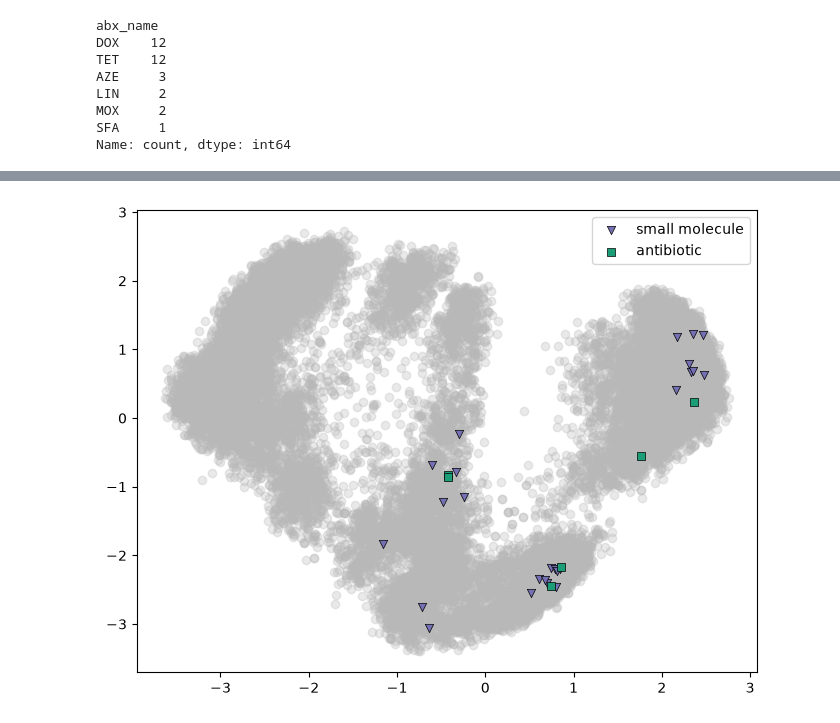
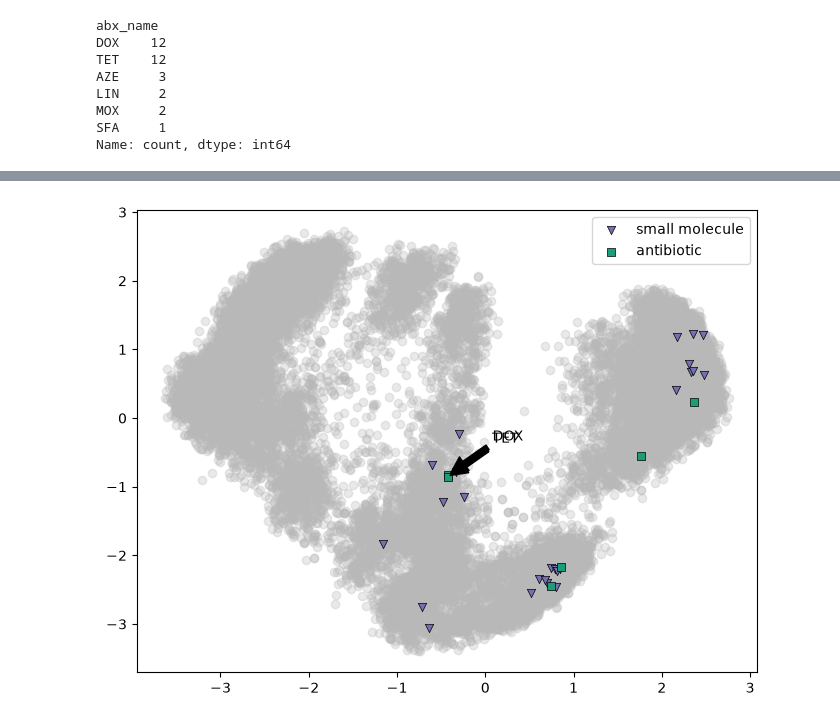
Before and after one commit to alexsanyum/combinations_predictions, a Jupyter notebook: notebook/unknown_comb_predictions.ipynb, the cells around one changed output, grey strips where cells are left out. Saved outputs shown, nothing was run; the diff lists cells and outputs as text; code cells hidden in the pictures.

Commit message:
Upload notebook for unscreened combiantion prediction

```diff
--- a/notebook/unknown_comb_predictions.ipynb
+++ b/notebook/unknown_comb_predictions.ipynb
@@ -40,13 +40,16 @@ plt.tight_layout()
 [figure]
 # %%
 non_additive = []
+print(f"Strain\tTotal Predictions\tPredicted as additive (Percentage) \t Predicted as non-additive (Percentage)")
 for i, file in enumerate(pred_dir):
     df = pd.read_csv(file)
     strain_name = os.path.basename(file).split('_')[0]
 
     threshold = 0.8
     count_size = df[df['predictions_prob'] >= threshold].shape[0]
-    print(f"{strain_name}Number of predictions above threshold: {count_size} ({count_size/len(df)*100:.2f}%)")
+    total_size = df.shape[0]
+    print(f"{strain_name}\t{total_size}\t{total_size - count_size} ({(total_size - count_size)/total_size*100:.2f}%)\t{count_size} ({count_size/total_size*100:.2f}%)")
+    # print(f"{strain_name} Number of predictions above threshold: {count_size} ({count_size/len(df)*100:.2f}%)")
 
     # Add a column with strain name to the DataFrame
     df['strain_name'] = strain_name
@@ -144,37 +139,52 @@ sm_embs = np.load('../data/small_mol_embs.npz')
 abx_norm = pd.read_csv('../data/normalized_abx.csv')
 sm_norm = pd.read_csv('../data/normalized_small_mol.csv')
 
 abx_to_index, sm_to_index = build_map_indexes(abx_norm, sm_norm)
 
 stacked_embs = np.vstack((abx_embs['embeddings'], sm_embs['embeddings']))
 
 pca_embs = PCA(n_components=2).fit(stacked_embs)
 
+
+# abx to highlight in the PCA plot
+abx_to_highlight = ["DOX", "TET"]
+abx_to_highlight_embs = abx_embs['embeddings'][[abx_to_index[abx] for abx in abx_to_highlight]]
+
+
+
+abx_always_present_idx = [abx_to_index[abx] for abx in abx_always_present]
+sm_always_present_idx = [sm_to_index[sm] for sm in sm_always_present]
+
+abx_always_present_embs = abx_embs['embeddings'][abx_always_present_idx]
+sm_always_present_embs = sm_embs['embeddings'][sm_always_present_idx]
+
 fig, axes = plt.subplots( figsize=(8, 6))
 
 # base scatter plot of all embeddings in grey
 axes.scatter(pca_embs.transform(stacked_embs)[:, 0],
              pca_embs.transform(stacked_embs)[:, 1],
              color="#b8b8b8", alpha=0.3)
 
-
-abx_always_present_idx = [abx_to_index[abx] for abx in abx_always_present]
-sm_always_present_idx = [sm_to_index[sm] for sm in sm_always_present]
-
-abx_always_present_embs = abx_embs['embeddings'][abx_always_present_idx]
-sm_always_present_embs = sm_embs['embeddings'][sm_always_present_idx]
 
 sns.scatterplot(x=pca_embs.transform(sm_always_present_embs)[:, 0],
                 y=pca_embs.transform(sm_always_present_embs)[:, 1], marker='v',
                 color='#7570b3', edgecolors="black", linewidth=0.5,
                 label='small molecule', alpha=1, ax=axes)
 
 sns.scatterplot(x=pca_embs.transform(abx_always_present_embs)[:, 0],
                 y=pca_embs.transform(abx_always_present_embs)[:, 1],
                 marker='s', color='#1b9e77', edgecolors="black",
                 linewidth=0.5, label='antibiotic', alpha=1, ax=axes)
+# Show an arrow for the abx to highlight
+for abx in abx_to_highlight:
+    abx_emb = abx_embs['embeddings'][abx_to_index[abx]]
+    pca_abx_emb = pca_embs.transform(abx_emb.reshape(1, -1))
+    axes.annotate(abx, xy=(pca_abx_emb[0, 0], pca_abx_emb[0, 1]),
+                  xytext=(pca_abx_emb[0, 0]+0.5, pca_abx_emb[0, 1]+0.5),
+                  arrowprops=dict(facecolor='black', shrink=0.05))
+
 
 axes.legend()
 plt.show()
 # %% [output]
-[figure, old version]
+[figure, new version]
```
Also changed, not shown: parts of 6 cells of this notebook.
